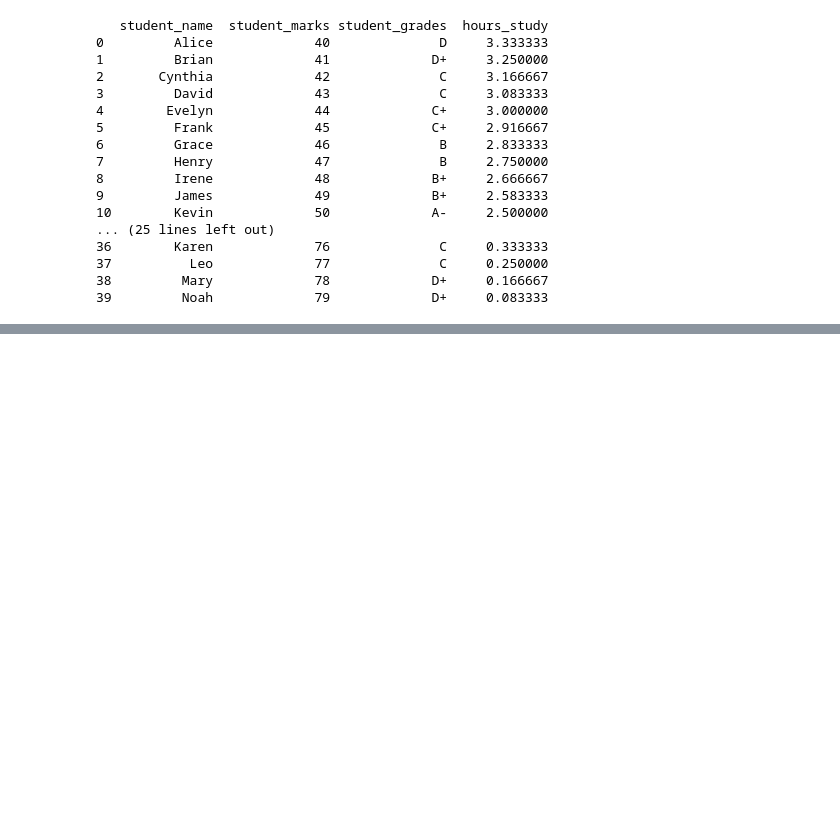
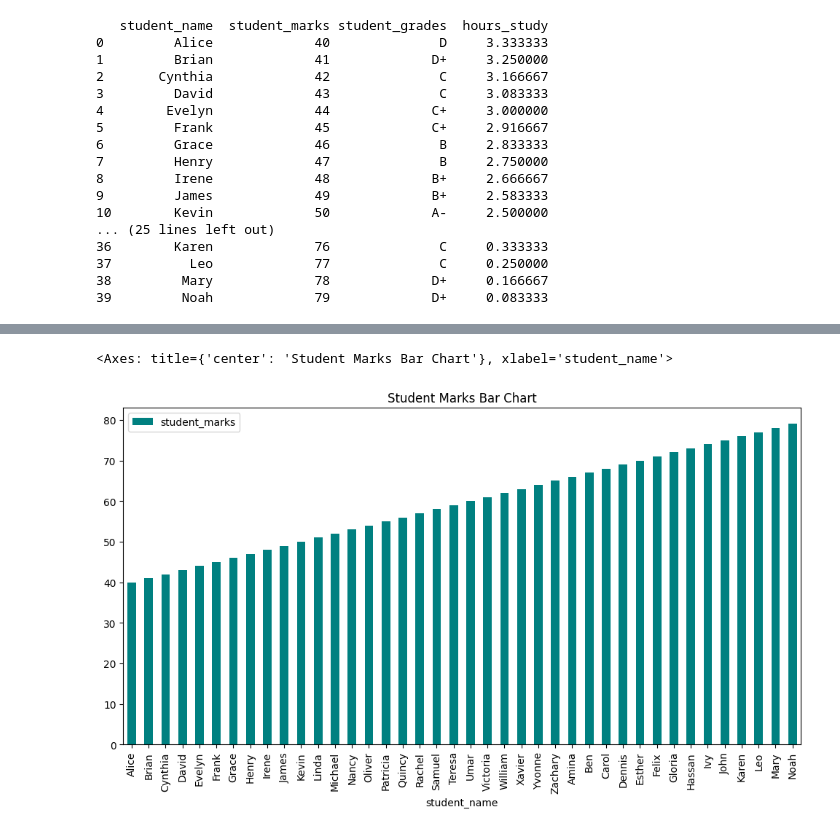
Before and after one commit to gathonimburu5/jupyter_notebook, a Jupyter notebook: second_notebook.ipynb, the cells around one changed output, grey strips where cells are left out. Drawn from its saved outputs; the diff is of its cells as text; code cells hidden in the pictures; blank space fills up the shorter version.

```diff
--- a/second_notebook.ipynb
+++ b/second_notebook.ipynb
@@ -88,0 +171,5 @@ print(grade_results)
+# %%
+grade_results.plot.bar(x='student_name', y='student_marks', title='Student Marks Bar Chart', figsize=(12,6), rot=90, color='teal')
+# %% [output]
+<Axes: title={'center': 'Student Marks Bar Chart'}, xlabel='student_name'>
+[figure, added]
```
Also changed, not shown: parts of 8 cells of this notebook.
